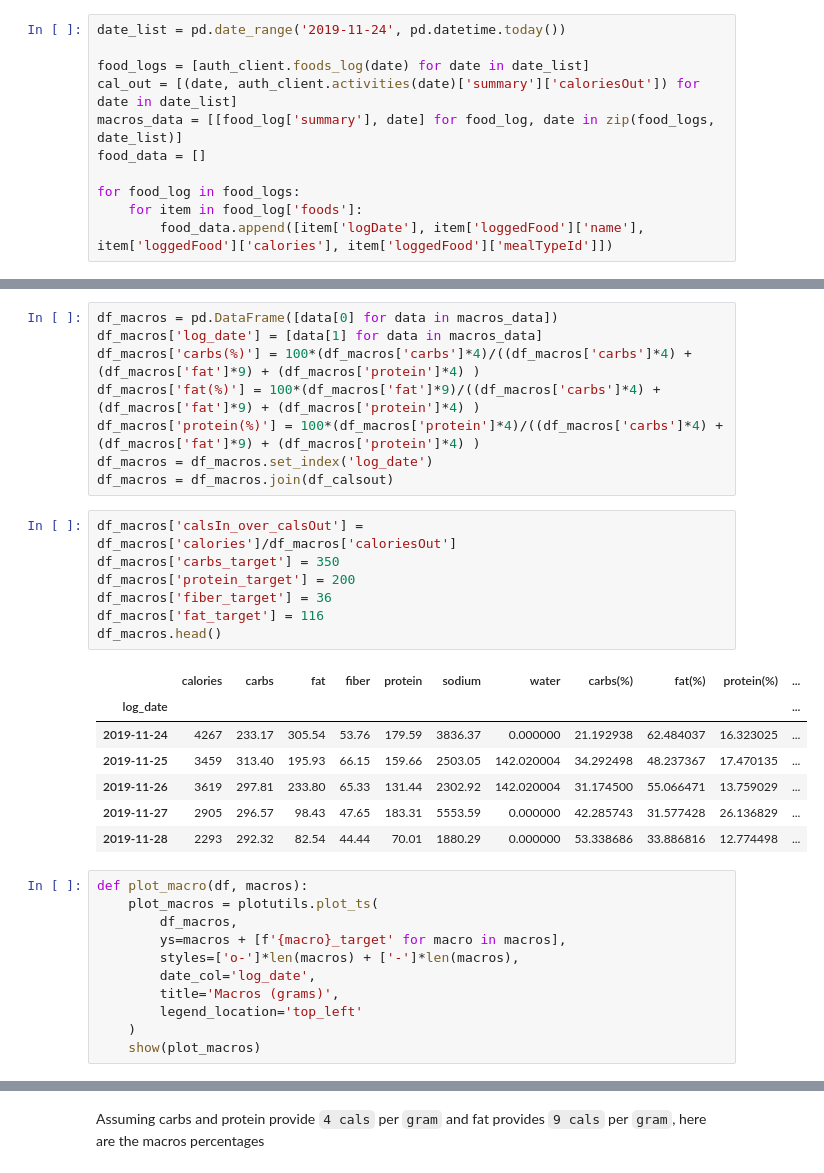
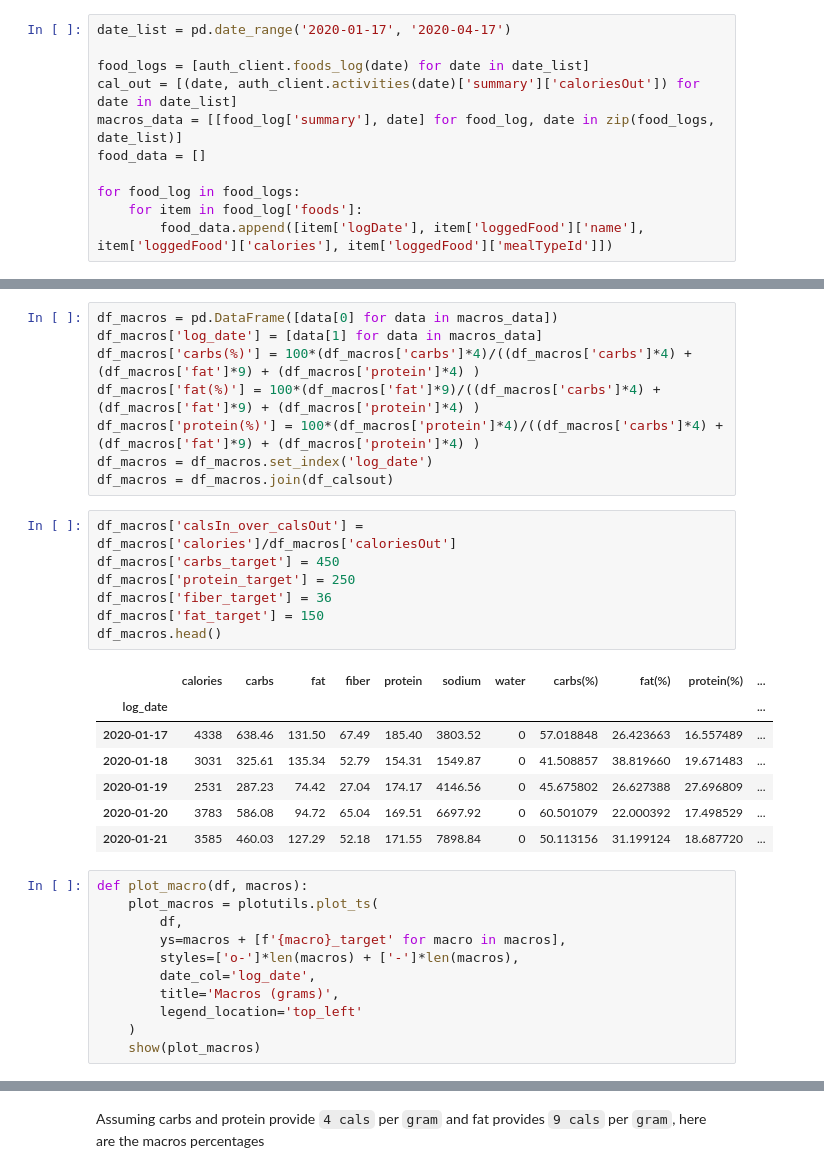
Before and after one commit to hnagib/Fitbit-Analytics, a Jupyter notebook: notebooks/hn-food-data.ipynb, the cells around one changed output, grey strips where cells are left out. Drawn from its saved outputs; the diff is of its cells as text.

```diff
--- a/notebooks/hn-food-data.ipynb
+++ b/notebooks/hn-food-data.ipynb
@@ -67,7 +67,7 @@ auth_client = fitbit.Fitbit(
 # %% [markdown]
 ## Query fitbit data
 # %%
-date_list = pd.date_range('2019-11-24', pd.datetime.today())
+date_list = pd.date_range('2020-01-17', '2020-04-17')
 
 food_logs = [auth_client.foods_log(date) for date in date_list]
 cal_out = [(date, auth_client.activities(date)['summary']['caloriesOut']) for date in date_list]
@@ -96,23 +96,23 @@ df_macros = df_macros.set_index('log_date')
 df_macros = df_macros.join(df_calsout)
 # %%
 df_macros['calsIn_over_calsOut'] = df_macros['calories']/df_macros['caloriesOut']
-df_macros['carbs_target'] = 350
-df_macros['protein_target'] = 200
+df_macros['carbs_target'] = 450
+df_macros['protein_target'] = 250
 df_macros['fiber_target'] = 36
-df_macros['fat_target'] = 116
+df_macros['fat_target'] = 150
 df_macros.head()
 # %% [output]
 |  | calories | carbs | fat | fiber | protein | sodium | water | carbs(%) | fat(%) | protein(%) | ... |
 | log_date |  |  |  |  |  |  |  |  |  |  | ... |
-| 2019-11-24 | 4267 | 233.17 | 305.54 | 53.76 | 179.59 | 3836.37 | 0.000000 | 21.192938 | 62.484037 | 16.323025 | ... |
-| 2019-11-25 | 3459 | 313.40 | 195.93 | 66.15 | 159.66 | 2503.05 | 142.020004 | 34.292498 | 48.237367 | 17.470135 | ... |
-| 2019-11-26 | 3619 | 297.81 | 233.80 | 65.33 | 131.44 | 2302.92 | 142.020004 | 31.174500 | 55.066471 | 13.759029 | ... |
-| 2019-11-27 | 2905 | 296.57 | 98.43 | 47.65 | 183.31 | 5553.59 | 0.000000 | 42.285743 | 31.577428 | 26.136829 | ... |
-| 2019-11-28 | 2293 | 292.32 | 82.54 | 44.44 | 70.01 | 1880.29 | 0.000000 | 53.338686 | 33.886816 | 12.774498 | ... |
+| 2020-01-17 | 4338 | 638.46 | 131.50 | 67.49 | 185.40 | 3803.52 | 0 | 57.018848 | 26.423663 | 16.557489 | ... |
+| 2020-01-18 | 3031 | 325.61 | 135.34 | 52.79 | 154.31 | 1549.87 | 0 | 41.508857 | 38.819660 | 19.671483 | ... |
+| 2020-01-19 | 2531 | 287.23 | 74.42 | 27.04 | 174.17 | 4146.56 | 0 | 45.675802 | 26.627388 | 27.696809 | ... |
+| 2020-01-20 | 3783 | 586.08 | 94.72 | 65.04 | 169.51 | 6697.92 | 0 | 60.501079 | 22.000392 | 17.498529 | ... |
+| 2020-01-21 | 3585 | 460.03 | 127.29 | 52.18 | 171.55 | 7898.84 | 0 | 50.113156 | 31.199124 | 18.687720 | ... |
 # %%
 def plot_macro(df, macros):
     plot_macros = plotutils.plot_ts(
-        df_macros,
+        df,
         ys=macros + [f'{macro}_target' for macro in macros],
         styles=['o-']*len(macros) + ['-']*len(macros),
         date_col='log_date',
```
Also changed, not shown: parts of 8 cells of this notebook.
